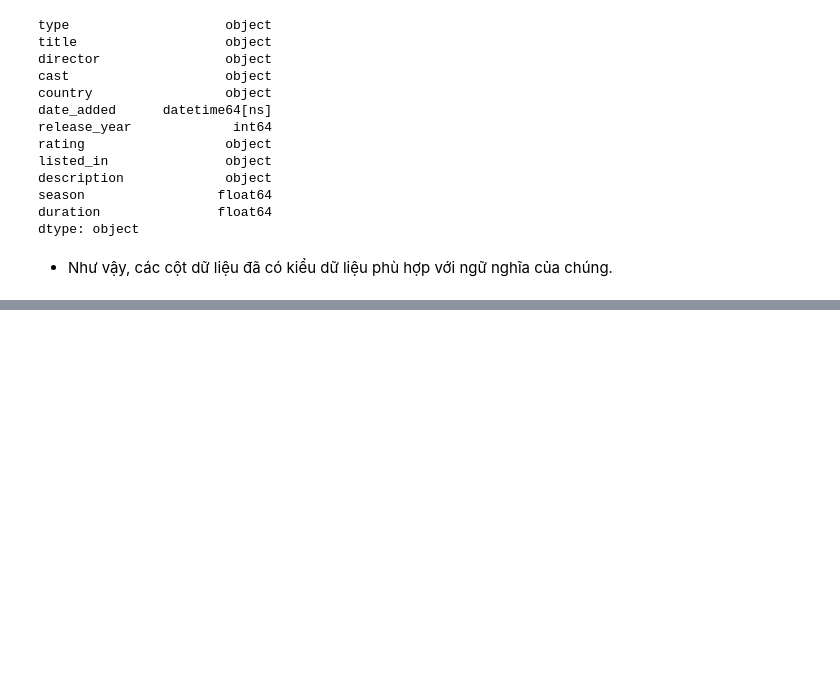
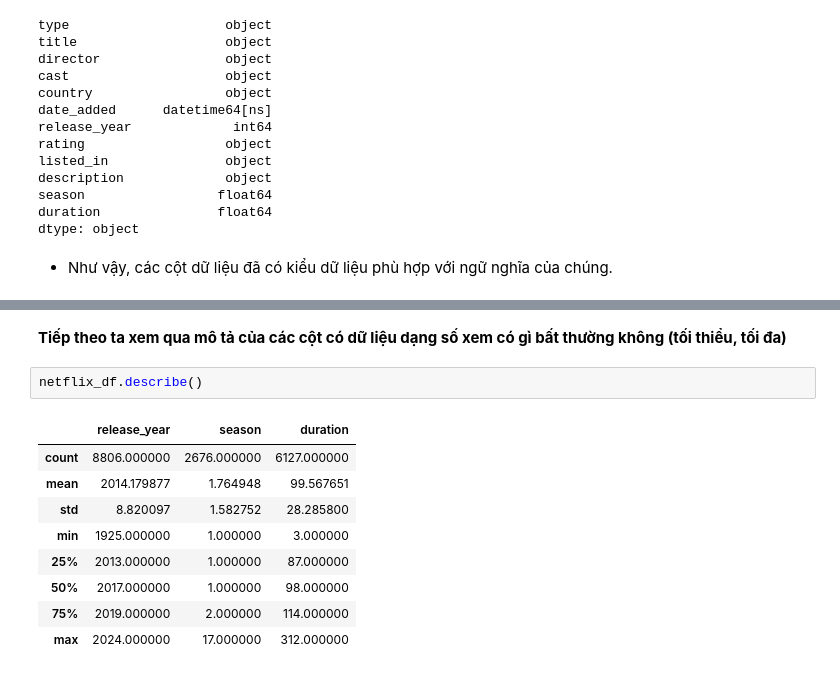
Before and after one commit to kNhung/PDS_FinalProject, a Jupyter notebook: data_exploration/data_exploration.ipynb, the cells around one changed output, grey strips where cells are left out. Cells and saved outputs as stored; diff of their text form; blank space fills up the shorter version.

```diff
--- a/data_exploration/data_exploration.ipynb
+++ b/data_exploration/data_exploration.ipynb
@@ -195,0 +220,14 @@ dtype: object
+# %% [markdown]
+**Tiếp theo ta xem qua mô tả của các cột có dữ liệu dạng số xem có gì bất thường không (tối thiểu, tối đa)**
+# %%
+netflix_df.describe()
+# %% [output]
+|  | release_year | season | duration |
+| count | 8806.000000 | 2676.000000 | 6127.000000 |
+| mean | 2014.179877 | 1.764948 | 99.567651 |
+| std | 8.820097 | 1.582752 | 28.285800 |
+| min | 1925.000000 | 1.000000 | 3.000000 |
+| 25% | 2013.000000 | 1.000000 | 87.000000 |
+| 50% | 2017.000000 | 1.000000 | 98.000000 |
+| 75% | 2019.000000 | 2.000000 | 114.000000 |
+| max | 2024.000000 | 17.000000 | 312.000000 |
```
Also changed, not shown: parts of 28 cells of this notebook, 1 other file.
